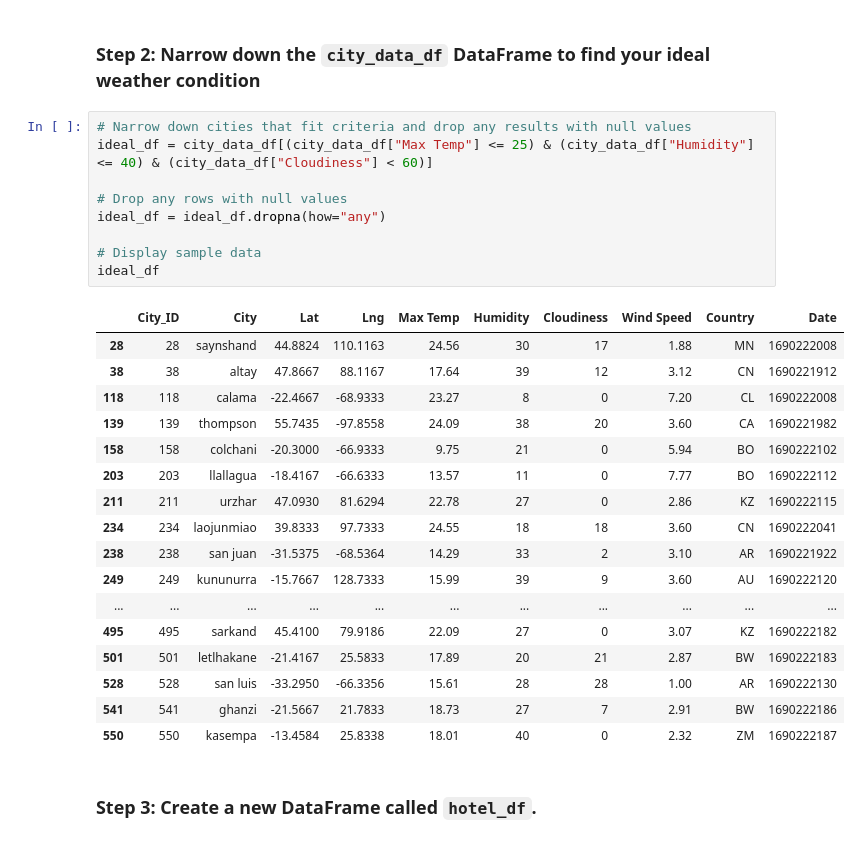
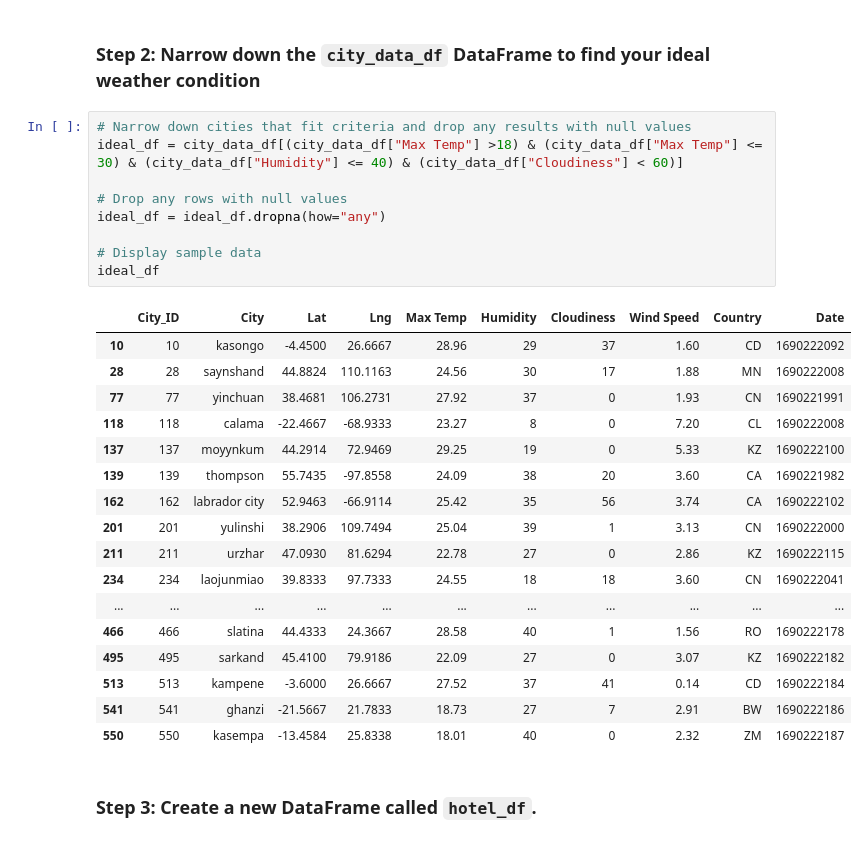
Before and after one commit to IRTakan/Python-API-Challenge, a Jupyter notebook: VacationPy/VacationPy.ipynb, the cells around one changed output. Saved outputs shown, nothing was run; the diff lists cells and outputs as text.

```diff
--- a/VacationPy/VacationPy.ipynb
+++ b/VacationPy/VacationPy.ipynb
@@ -56,29 +56,29 @@ map_plot
 ### Step 2: Narrow down the `city_data_df` DataFrame to find your ideal weather condition
 # %%
 # Narrow down cities that fit criteria and drop any results with null values
-ideal_df = city_data_df[(city_data_df["Max Temp"] <= 25) & (city_data_df["Humidity"] <= 40) & (city_data_df["Cloudiness"] < 60)]
+ideal_df = city_data_df[(city_data_df["Max Temp"] >18) & (city_data_df["Max Temp"] <= 30) & (city_data_df["Humidity"] <= 40) & (city_data_df["Cloudiness"] < 60)]
 
 # Drop any rows with null values
 ideal_df = ideal_df.dropna(how="any")
 
 # Display sample data
 ideal_df
 # %% [output]
 |  | City_ID | City | Lat | Lng | Max Temp | Humidity | Cloudiness | Wind Speed | Country | Date |
+| 10 | 10 | kasongo | -4.4500 | 26.6667 | 28.96 | 29 | 37 | 1.60 | CD | 1690222092 |
 | 28 | 28 | saynshand | 44.8824 | 110.1163 | 24.56 | 30 | 17 | 1.88 | MN | 1690222008 |
-| 38 | 38 | altay | 47.8667 | 88.1167 | 17.64 | 39 | 12 | 3.12 | CN | 1690221912 |
+| 77 | 77 | yinchuan | 38.4681 | 106.2731 | 27.92 | 37 | 0 | 1.93 | CN | 1690221991 |
 | 118 | 118 | calama | -22.4667 | -68.9333 | 23.27 | 8 | 0 | 7.20 | CL | 1690222008 |
+| 137 | 137 | moyynkum | 44.2914 | 72.9469 | 29.25 | 19 | 0 | 5.33 | KZ | 1690222100 |
 | 139 | 139 | thompson | 55.7435 | -97.8558 | 24.09 | 38 | 20 | 3.60 | CA | 1690221982 |
-| 158 | 158 | colchani | -20.3000 | -66.9333 | 9.75 | 21 | 0 | 5.94 | BO | 1690222102 |
-| 203 | 203 | llallagua | -18.4167 | -66.6333 | 13.57 | 11 | 0 | 7.77 | BO | 1690222112 |
+| 162 | 162 | labrador city | 52.9463 | -66.9114 | 25.42 | 35 | 56 | 3.74 | CA | 1690222102 |
+| 201 | 201 | yulinshi | 38.2906 | 109.7494 | 25.04 | 39 | 1 | 3.13 | CN | 1690222000 |
 | 211 | 211 | urzhar | 47.0930 | 81.6294 | 22.78 | 27 | 0 | 2.86 | KZ | 1690222115 |
 | 234 | 234 | laojunmiao | 39.8333 | 97.7333 | 24.55 | 18 | 18 | 3.60 | CN | 1690222041 |
-| 238 | 238 | san juan | -31.5375 | -68.5364 | 14.29 | 33 | 2 | 3.10 | AR | 1690221922 |
-| 249 | 249 | kununurra | -15.7667 | 128.7333 | 15.99 | 39 | 9 | 3.60 | AU | 1690222120 |
 | ... | ... | ... | ... | ... | ... | ... | ... | ... | ... | ... |
+| 466 | 466 | slatina | 44.4333 | 24.3667 | 28.58 | 40 | 1 | 1.56 | RO | 1690222178 |
 | 495 | 495 | sarkand | 45.4100 | 79.9186 | 22.09 | 27 | 0 | 3.07 | KZ | 1690222182 |
-| 501 | 501 | letlhakane | -21.4167 | 25.5833 | 17.89 | 20 | 21 | 2.87 | BW | 1690222183 |
-| 528 | 528 | san luis | -33.2950 | -66.3356 | 15.61 | 28 | 28 | 1.00 | AR | 1690222130 |
+| 513 | 513 | kampene | -3.6000 | 26.6667 | 27.52 | 37 | 41 | 0.14 | CD | 1690222184 |
 | 541 | 541 | ghanzi | -21.5667 | 21.7833 | 18.73 | 27 | 7 | 2.91 | BW | 1690222186 |
 | 550 | 550 | kasempa | -13.4584 | 25.8338 | 18.01 | 40 | 0 | 2.32 | ZM | 1690222187 |
 # %% [markdown]
```
Also changed, not shown: parts of 2 cells of this notebook, 13 other files.
